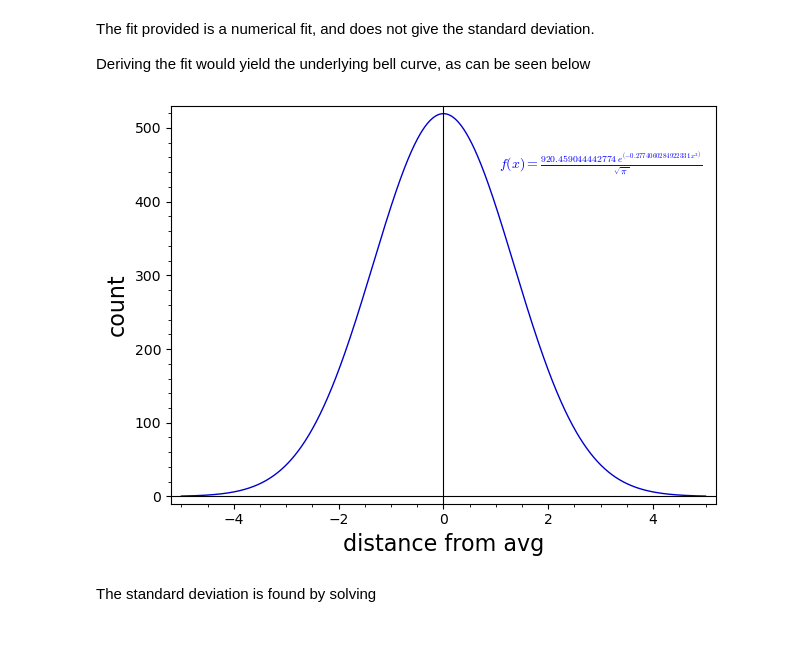
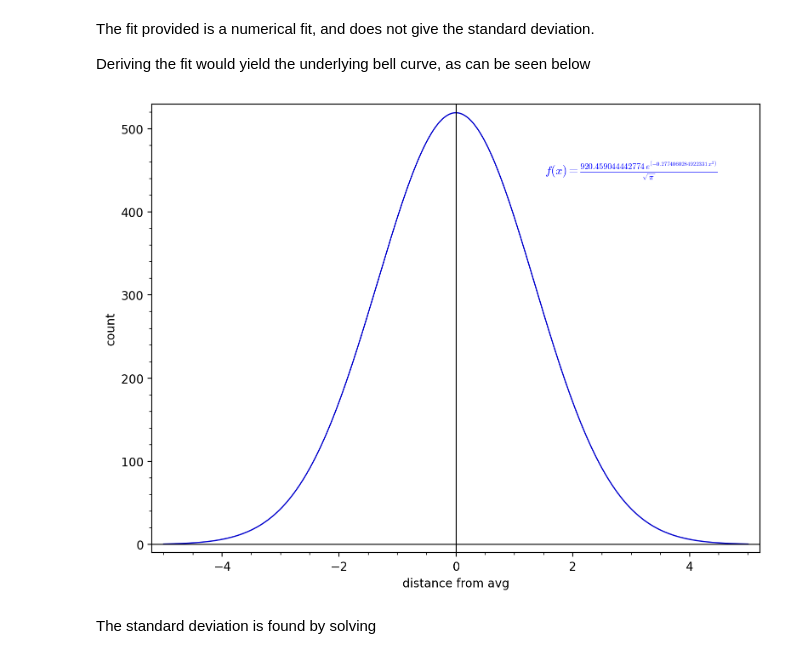
Before and after one commit to erentar/tud-aero-selection-rankings, a Jupyter notebook: report.ipynb, the cells around one changed output. Drawn from its saved outputs; the diff is of its cells as text; code cells hidden in the pictures.

```diff
--- a/report.ipynb
+++ b/report.ipynb
@@ -486,12 +486,15 @@ _fn = -derivative(model.subs(fit2023)(x),x)
 # %%
 plot(
     [_fn],(x,-5,5),
     axes_labels=["distance from avg","count"],
-    frame="true"
+    frame="true",
+    dpi=200,
+    figsize=8,
+    axes_labels_size=1
 ) + \
 text(f"$f(x)={latex(_fn)}$",[3,450])
 # %% [output]
-[figure, old version]
+[figure, new version]
 # %% [markdown]
 The standard deviation is found by solving
 # %% [markdown]
```
Also changed, not shown: 1 other file.
